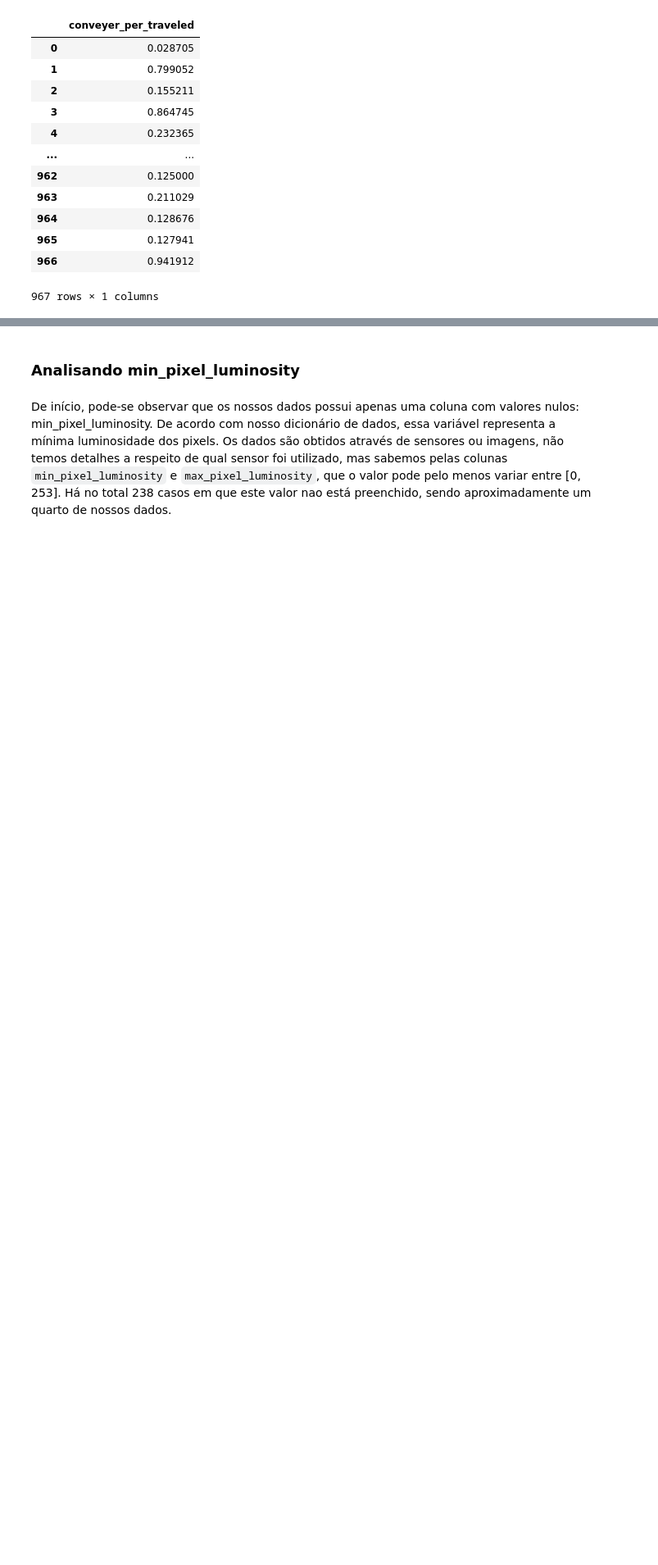
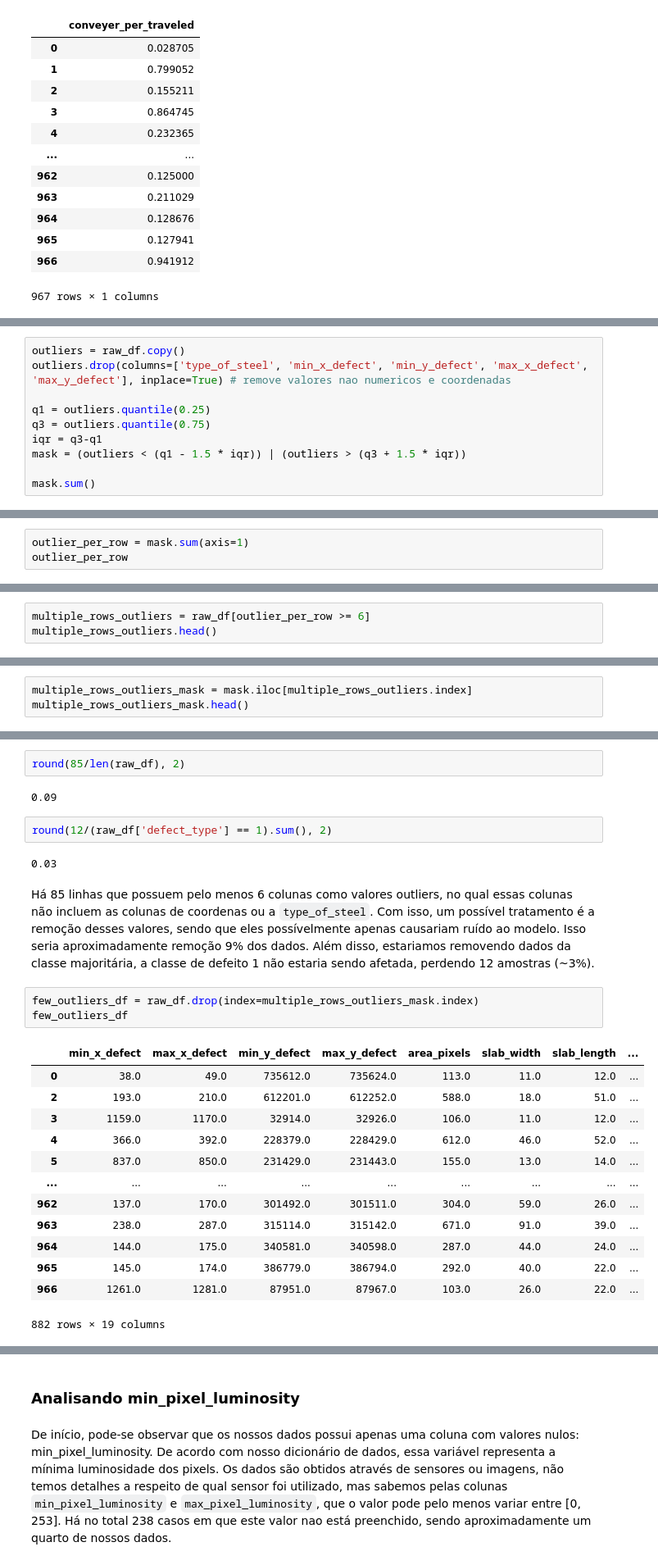
Before and after one commit to beamaia/steel-plates-arcelor, a Jupyter notebook: notebooks/desafio_beatriz_maia.ipynb, the cells around one changed output, grey strips where cells are left out. Shown at 82% size. Drawn from its saved outputs; the diff is of its cells as text; blank space fills up the shorter version.

Commit message:
analyse outliers

```diff
--- a/notebooks/desafio_beatriz_maia.ipynb
+++ b/notebooks/desafio_beatriz_maia.ipynb
@@ -302,0 +312,10 @@ fig.show()
+# %%
+outliers = raw_df.copy()
+outliers.drop(columns=['type_of_steel', 'min_x_defect', 'min_y_defect', 'max_x_defect', 'max_y_defect'], inplace=True) # remove valores nao numericos e coordenadas
+
+q1 = outliers.quantile(0.25)
+q3 = outliers.quantile(0.75)
+iqr = q3-q1
+mask = (outliers < (q1 - 1.5 * iqr)) | (outliers > (q3 + 1.5 * iqr))
+
+mask.sum()
@@ -302,0 +340,3 @@ fig.show()
+# %%
+outlier_per_row = mask.sum(axis=1)
+outlier_per_row
@@ -302,0 +376,3 @@ fig.show()
+# %%
+multiple_rows_outliers = raw_df[outlier_per_row >= 6]
+multiple_rows_outliers.head()
@@ -302,0 +386,3 @@ fig.show()
+# %%
+multiple_rows_outliers_mask = mask.iloc[multiple_rows_outliers.index]
+multiple_rows_outliers_mask.head()
@@ -302,0 +448,27 @@ fig.show()
+# %%
+round(85/len(raw_df), 2)
+# %% [output]
+0.09
+# %%
+round(12/(raw_df['defect_type'] == 1).sum(), 2)
+# %% [output]
+0.03
+# %% [markdown]
+Há 85 linhas que possuem pelo menos 6 colunas como valores outliers, no qual essas colunas não incluem as colunas de coordenas ou a `type_of_steel`. Com isso, um possível tratamento é a remoção desses valores, sendo que eles possívelmente apenas causariam ruído ao modelo. Isso seria aproximadamente remoção 9% dos dados. Além disso, estariamos removendo dados da classe majoritária, a classe de defeito 1 não estaria sendo afetada, perdendo 12 amostras (~3%).
+# %%
+few_outliers_df = raw_df.drop(index=multiple_rows_outliers_mask.index)
+few_outliers_df
+# %% [output]
+|  | min_x_defect | max_x_defect | min_y_defect | max_y_defect | area_pixels | slab_width | slab_length | ... |
+| 0 | 38.0 | 49.0 | 735612.0 | 735624.0 | 113.0 | 11.0 | 12.0 | ... |
+| 2 | 193.0 | 210.0 | 612201.0 | 612252.0 | 588.0 | 18.0 | 51.0 | ... |
+| 3 | 1159.0 | 1170.0 | 32914.0 | 32926.0 | 106.0 | 11.0 | 12.0 | ... |
+| 4 | 366.0 | 392.0 | 228379.0 | 228429.0 | 612.0 | 46.0 | 52.0 | ... |
+| 5 | 837.0 | 850.0 | 231429.0 | 231443.0 | 155.0 | 13.0 | 14.0 | ... |
+| ... | ... | ... | ... | ... | ... | ... | ... | ... |
+| 962 | 137.0 | 170.0 | 301492.0 | 301511.0 | 304.0 | 59.0 | 26.0 | ... |
+| 963 | 238.0 | 287.0 | 315114.0 | 315142.0 | 671.0 | 91.0 | 39.0 | ... |
+| 964 | 144.0 | 175.0 | 340581.0 | 340598.0 | 287.0 | 44.0 | 24.0 | ... |
+| 965 | 145.0 | 174.0 | 386779.0 | 386794.0 | 292.0 | 40.0 | 22.0 | ... |
+| 966 | 1261.0 | 1281.0 | 87951.0 | 87967.0 | 103.0 | 26.0 | 22.0 | ... |
+882 rows × 19 columns
```
Also changed, not shown: parts of 17 cells of this notebook.
